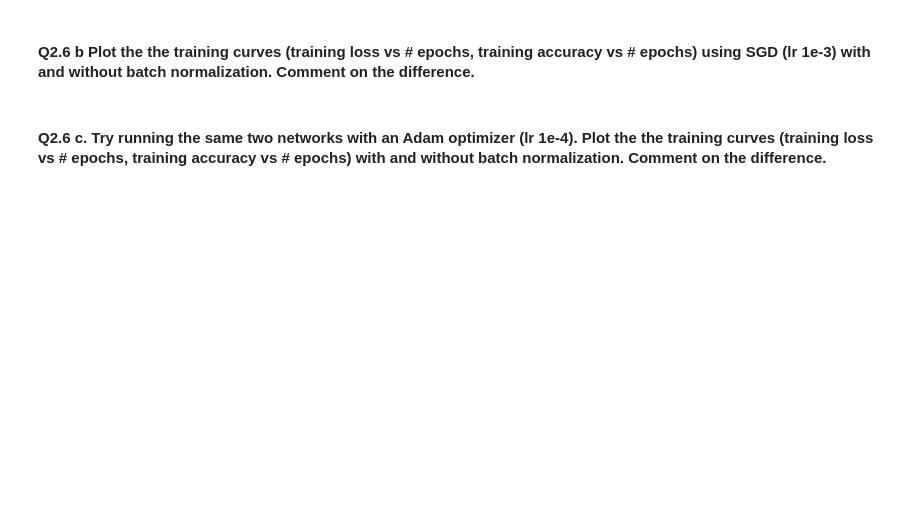
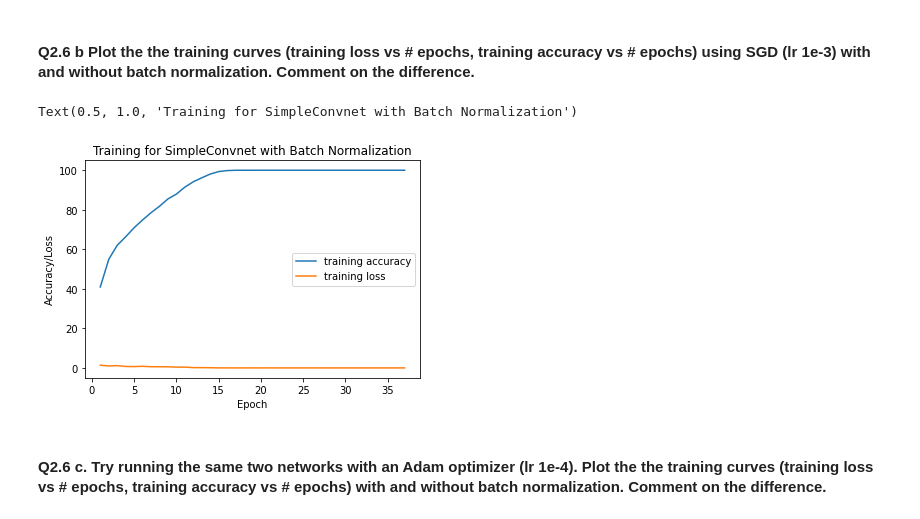
Before and after one commit to ZichangYe/NBA-Analytics, a Jupyter notebook: Q2_v1015.ipynb, the cells around one changed output. Drawn from its saved outputs; the diff is of its cells as text; code cells hidden in the pictures; blank space fills up the shorter version.

```diff
--- a/Q2_v1015.ipynb
+++ b/Q2_v1015.ipynb
@@ -476,5 +530,5 @@ criterion = F.cross_entropy
 # TODO : Initialize the optimizer
 optimizer = optim.SGD(model_SimpleConv2.parameters(), lr=1e-3, momentum=0.5)
 # TODO : Run the training loop using this model
-train_losses_SimpleConv2, train_accuracies_SimpleCon2v, val_losses_SimpleConv2, val_accuracies_SimpleConv2 = train_loop(model_SimpleConv2, criterion, optimizer, train_loader, val_loader)
+train_losses_SimpleConv2, train_accuracies_SimpleConv2, val_losses_SimpleConv2, val_accuracies_SimpleConv2 = train_loop(model_SimpleConv2, criterion, optimizer, train_loader, val_loader)
 # %% [output]
@@ -500,2 +567,13 @@ train_losses_SimpleConv2, train_accuracies_SimpleCon2v, val_losses_SimpleConv2,
+# %%
+# plot training loss vs epochs, training accuracy vs. epochs
+plt.plot(np.arange(1, len(train_accuracies_SimpleConv2)+1), train_accuracies_SimpleConv2, label='training accuracy')
+plt.plot(np.arange(1, len(train_losses_SimpleConv2)+1), train_losses_SimpleConv2, label='training loss')
+plt.xlabel('Epoch')
+plt.ylabel('Accuracy/Loss')
+plt.legend()
+plt.title('Training for SimpleConvnet with Batch Normalization')
+# %% [output]
+Text(0.5, 1.0, 'Training for SimpleConvnet with Batch Normalization')
+[figure, added]
 # %% [markdown]
 #### Q2.6 c. Try running the same two networks with an Adam optimizer (lr 1e-4). Plot the the training curves (training loss vs \# epochs, training accuracy vs # epochs) with and without batch normalization. Comment on the difference.
```
Also changed, not shown: parts of 20 cells of this notebook.
